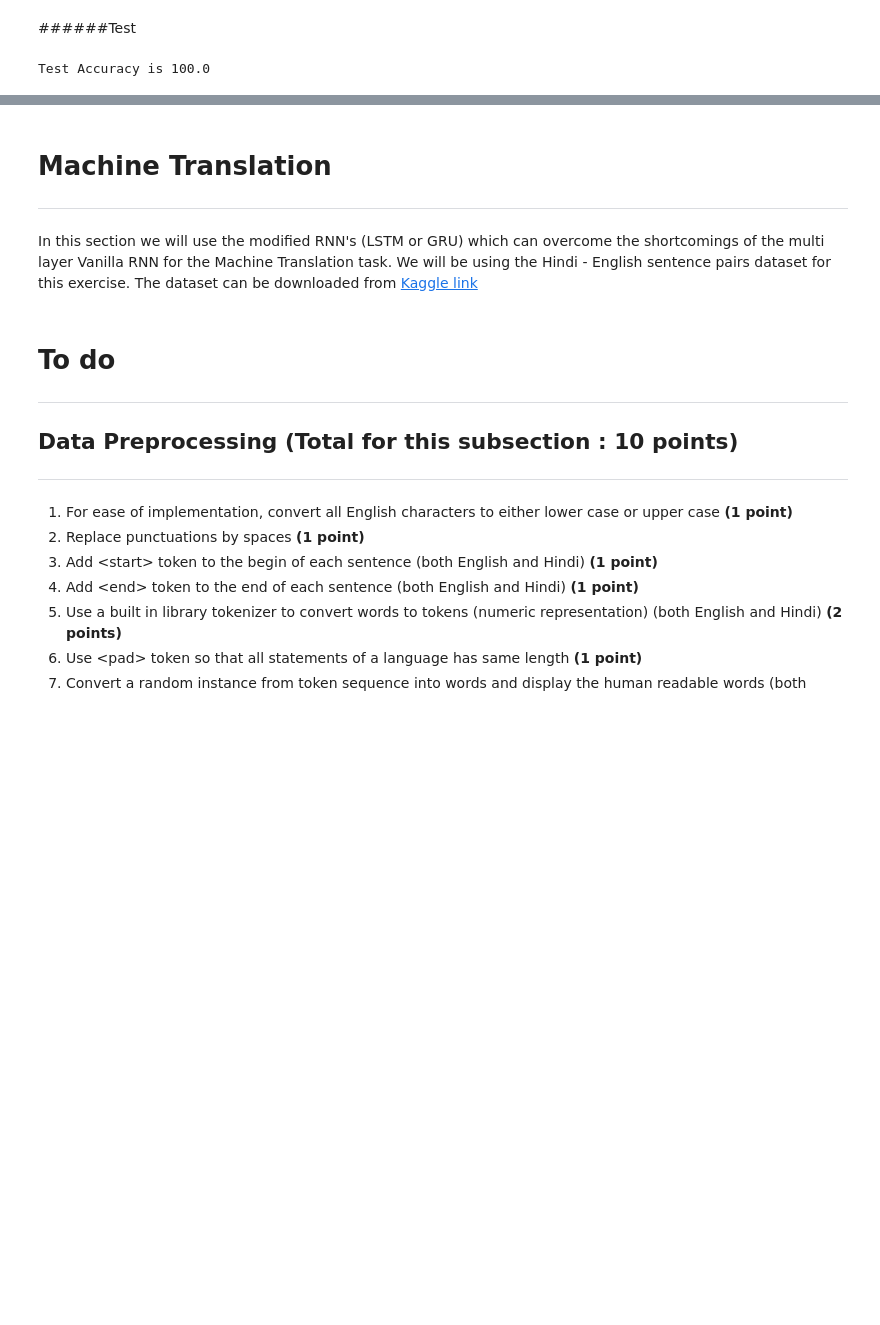
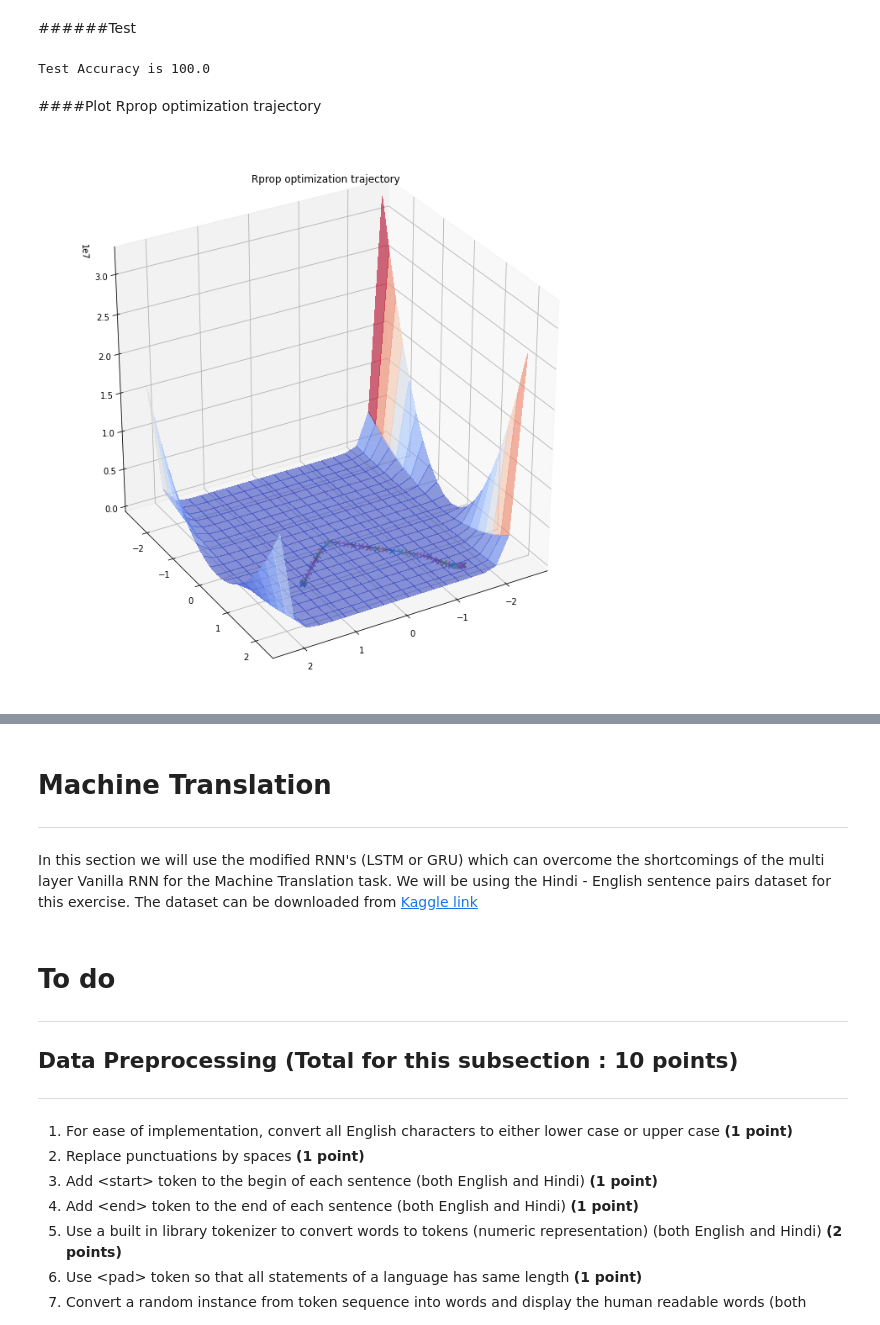
Before and after one commit to vinx-2105/Artificial_Neural_Networks_Labs, a Jupyter notebook: ANN_lab2.ipynb, the cells around one changed output, grey strips where cells are left out. Cells and saved outputs as stored; diff of their text form; code cells hidden in the pictures; blank space fills up the shorter version.

```diff
--- a/ANN_lab2.ipynb
+++ b/ANN_lab2.ipynb
@@ -251,6 +345,9 @@ step_size_min_rp = 1e-3
 
 dl_dw_rec_prev_rp = 1.0
 dl_dw_x_prev_rp = 1.0
+
+w_x_rp_trajectory = []
+w_rec_rp_trajectory = []
 # %%
 #number of timesteps in input
 T_rp = dataset.shape[1]
@@ -259,6 +356,10 @@ dl_dht_mat_rp = np.zeros(T_rp+1)
 # %%
 for epoch_rp in tqdm(range(2)):
   for x_rp in dataset:
+    #store the trajectory
+    w_x_rp_trajectory.append(w_x_rp)
+    w_rec_rp_trajectory.append(w_rec_rp)
+
     y_label_rp = np.sum(x_rp)
     #do a forward pass through the network
     y_rp, h_t_mat_rp = forward_pass(h_t_mat_rp, x_rp, w_rec_=w_rec_rp, w_x_=w_x_rp)
@@ -307,6 +408,10 @@ for epoch_rp in tqdm(range(2)):
     dl_dht_mat_rp = np.zeros(T_rp+1)
 
     print("Epoch-->{}; Loss-->{};".format(epoch_rp, loss))
+
+#append the last point
+w_x_rp_trajectory.append(w_x_rp)
+w_rec_rp_trajectory.append(w_rec_rp)
 # %% [output]
 Epoch-->0; Loss-->1399489.0;
 Epoch-->0; Loss-->1192060.2415779773;
@@ -331,3 +436,10 @@ Epoch-->1; Loss-->0.08308590545017798;
 print("Test Accuracy is {}".format(test_simple_rnn(test_dataset, w_rec_rp, w_x_rp) ))
 # %% [output]
 Test Accuracy is 100.0
+# %% [markdown]
+####Plot Rprop optimization trajectory
+# %%
+plot_graph([-2.5, 2.5], [-2.5, 2.5], compute_average_loss, title='Rprop optimization trajectory',
+           x_trajectory_points=w_x_rp_trajectory, y_trajectory_points=w_rec_rp_trajectory )
+# %% [output]
+[figure, added]
```
Also changed, not shown: parts of 23 cells of this notebook.
